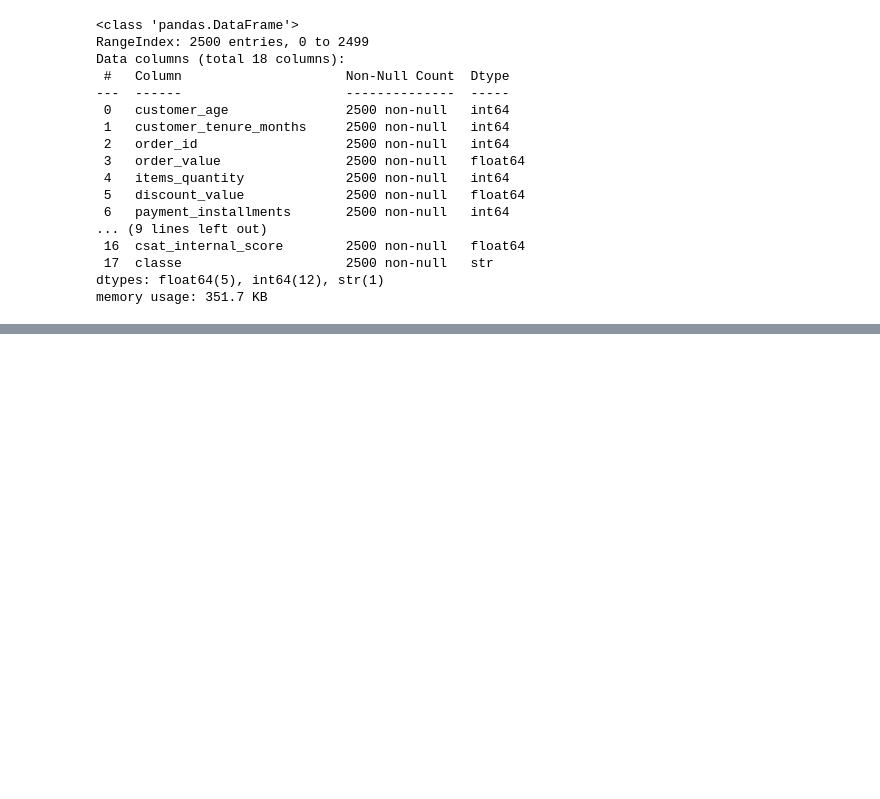
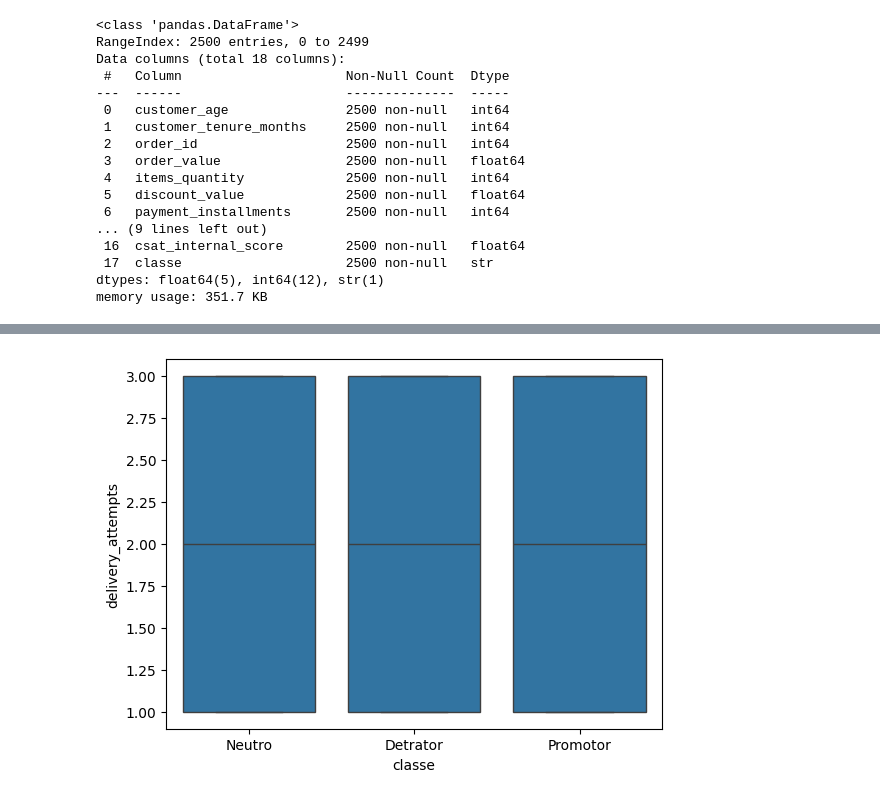
Before and after one commit to ldamaske/1IAST-Fase1, a Jupyter notebook: notebooks/EDA.ipynb, the cells around one changed output, grey strips where cells are left out. Saved outputs shown, nothing was run; the diff lists cells and outputs as text; code cells hidden in the pictures; blank space fills up the shorter version.

```diff
--- a/notebooks/EDA.ipynb
+++ b/notebooks/EDA.ipynb
@@ -284,0 +296,4 @@ memory usage: 351.7 KB
+# %%
+ax = sns.boxplot(x="classe", y='delivery_attempts', data=nps)
+# %% [output]
+[figure, added]
```
Also changed, not shown: parts of 7 cells of this notebook.
